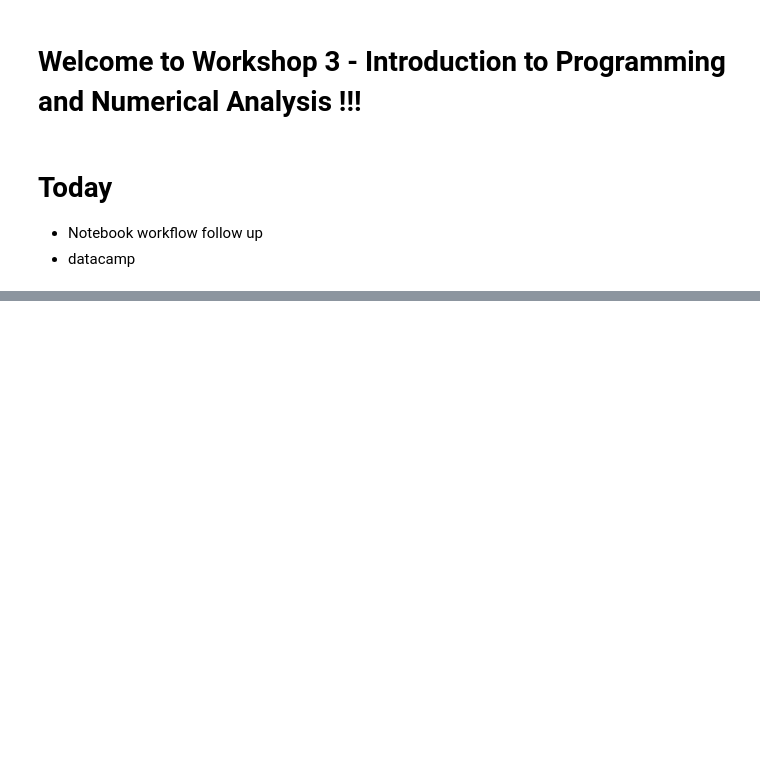
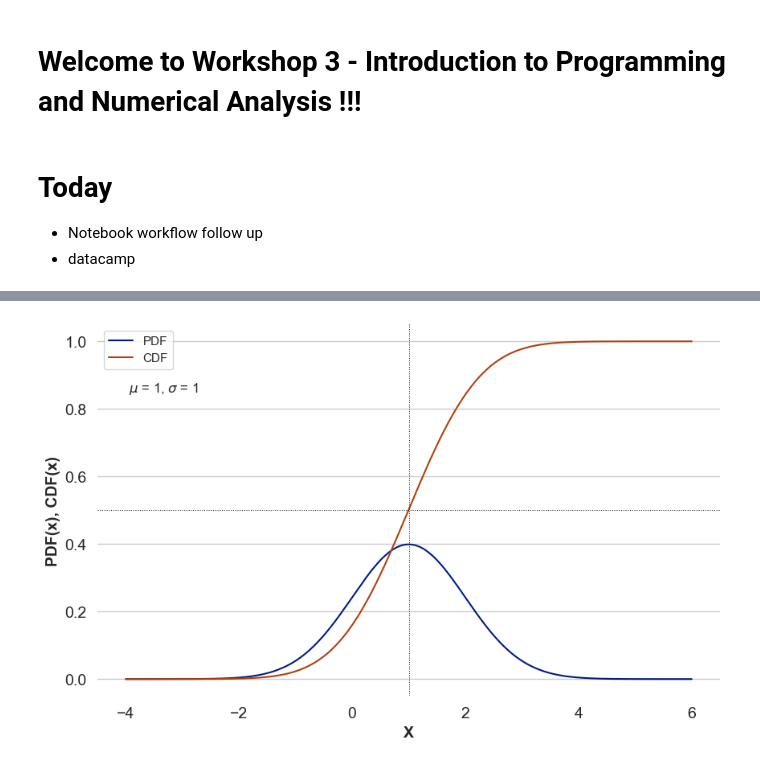
Before and after one commit to Fraekfyr91/ex-class-6-7, a Jupyter notebook: workshop 3/workshop 3.ipynb, the cells around one changed output, grey strips where cells are left out. Cells and saved outputs as stored; diff of their text form; code cells hidden in the pictures; blank space fills up the shorter version.

```diff
--- a/workshop 3/workshop 3.ipynb
+++ b/workshop 3/workshop 3.ipynb
@@ -17,4 +19,6 @@ cdf = workshop_ex(mu = 4, sigma =3 ).CDF() # calling Cumulatice distribution fun
 # %%
 cdf, pdf_vals, grid = workshop_ex(mu = 4, sigma =3 ).CDF(pdf = True) # calling both cululative and probability
 # %%
-workshop_ex(mu = 0, sigma =0.4, tsigma=5 ).make_figure(savename = 'fig_name', lines = True) # make figure of pdf and cdf and save it
+workshop_ex(mu = 1, sigma =1, tsigma=5 ).make_figure(savename = 'fig_name', lines = True) # make figure of pdf and cdf and save it
+# %% [output]
+[figure, added]
```
Also changed, not shown: parts of 1 cell of this notebook.
